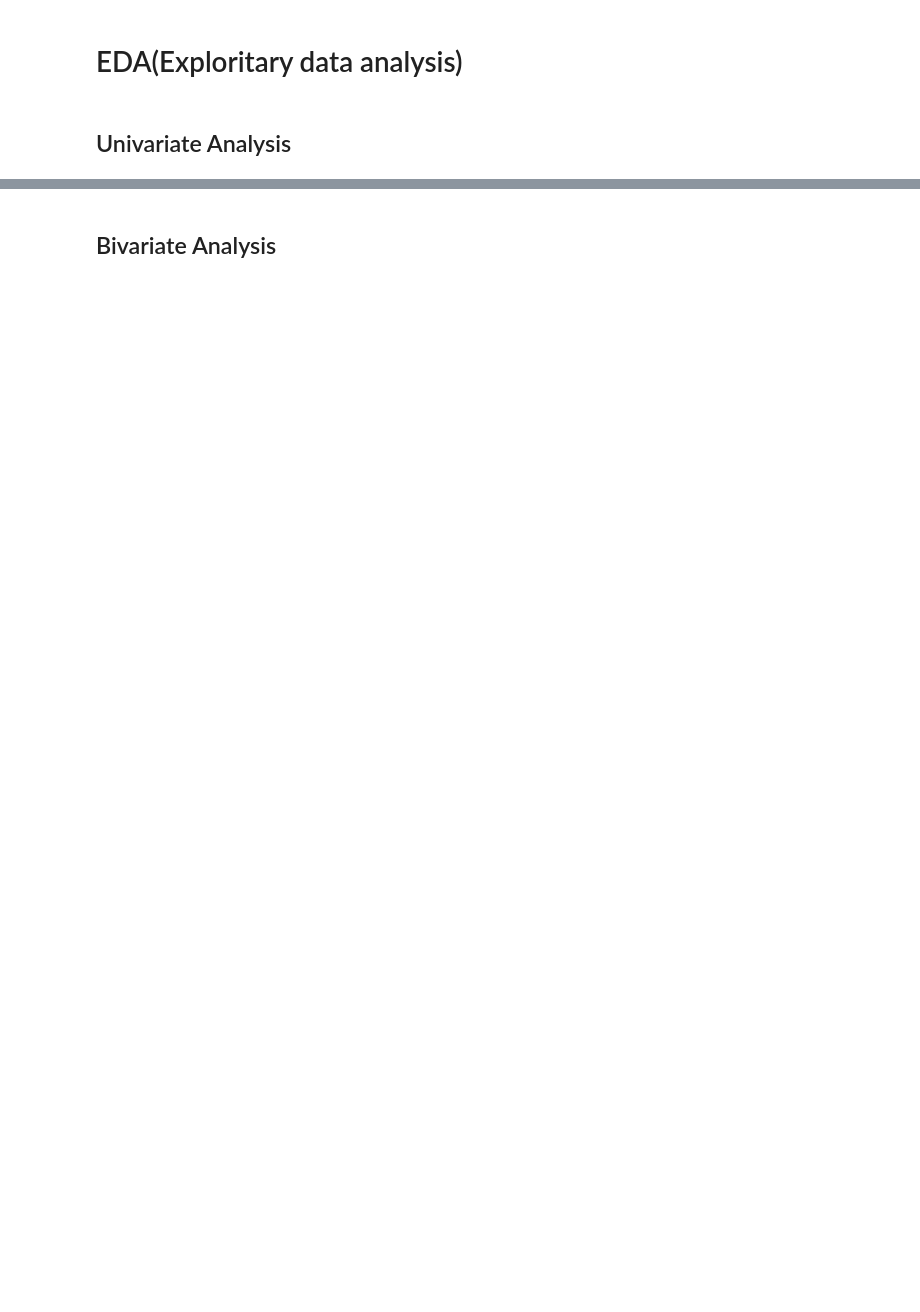
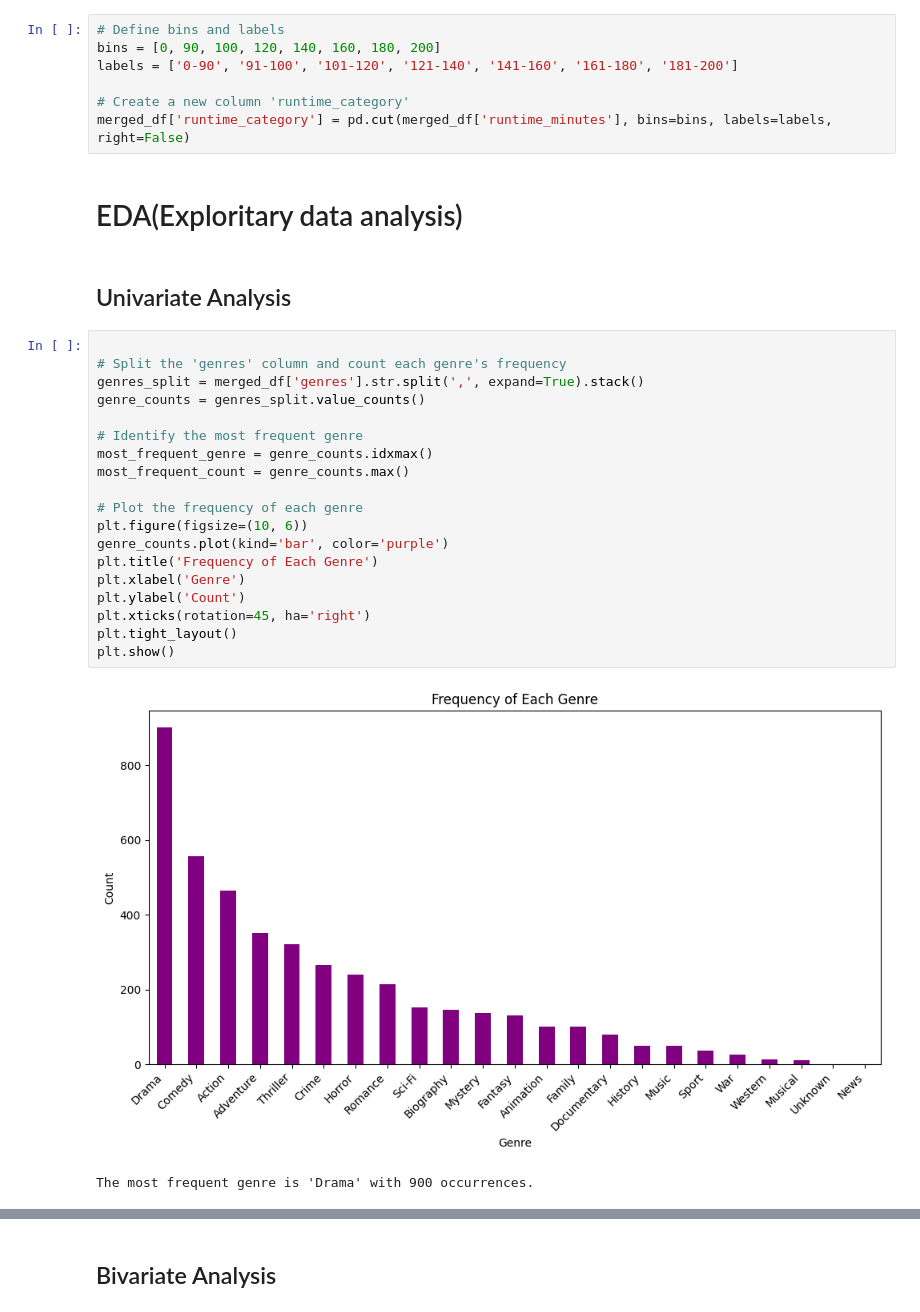
Before and after one commit to Churabros/Moringa_phase2_project, a Jupyter notebook: Phase_2_Project.ipynb, the cells around one changed output, grey strips where cells are left out. Saved outputs shown, nothing was run; the diff lists cells and outputs as text; blank space fills up the shorter version.

```diff
--- a/Phase_2_Project.ipynb
+++ b/Phase_2_Project.ipynb
@@ -463,4 +491,33 @@ The most frequent genre is 'Action' with 4 occurrences.
+# %%
+# Define bins and labels
+bins = [0, 90, 100, 120, 140, 160, 180, 200]
+labels = ['0-90', '91-100', '101-120', '121-140', '141-160', '161-180', '181-200']
+
+# Create a new column 'runtime_category'
+merged_df['runtime_category'] = pd.cut(merged_df['runtime_minutes'], bins=bins, labels=labels, right=False)
 # %% [markdown]
 # EDA(Exploritary data analysis)
 # %% [markdown]
 ## Univariate Analysis
+# %%
+
+# Split the 'genres' column and count each genre's frequency
+genres_split = merged_df['genres'].str.split(',', expand=True).stack()
+genre_counts = genres_split.value_counts()
+
+# Identify the most frequent genre
+most_frequent_genre = genre_counts.idxmax()
+most_frequent_count = genre_counts.max()
+
+# Plot the frequency of each genre
+plt.figure(figsize=(10, 6))
+genre_counts.plot(kind='bar', color='purple')
+plt.title('Frequency of Each Genre')
+plt.xlabel('Genre')
+plt.ylabel('Count')
+plt.xticks(rotation=45, ha='right')
+plt.tight_layout()
+plt.show()
+# %% [output]
+[figure, added]
+The most frequent genre is 'Drama' with 900 occurrences.
```
Also changed, not shown: parts of 54 cells of this notebook.
